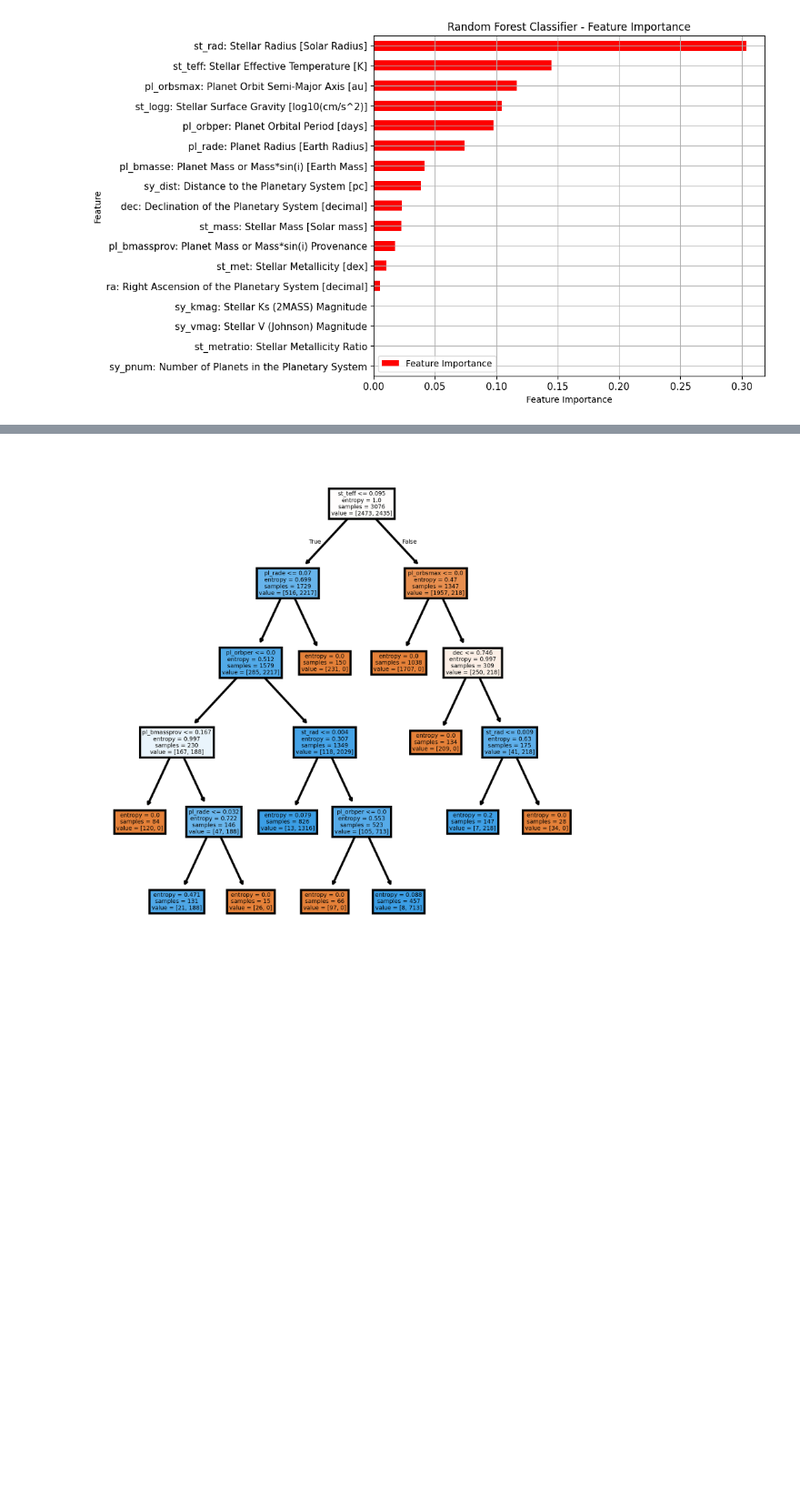
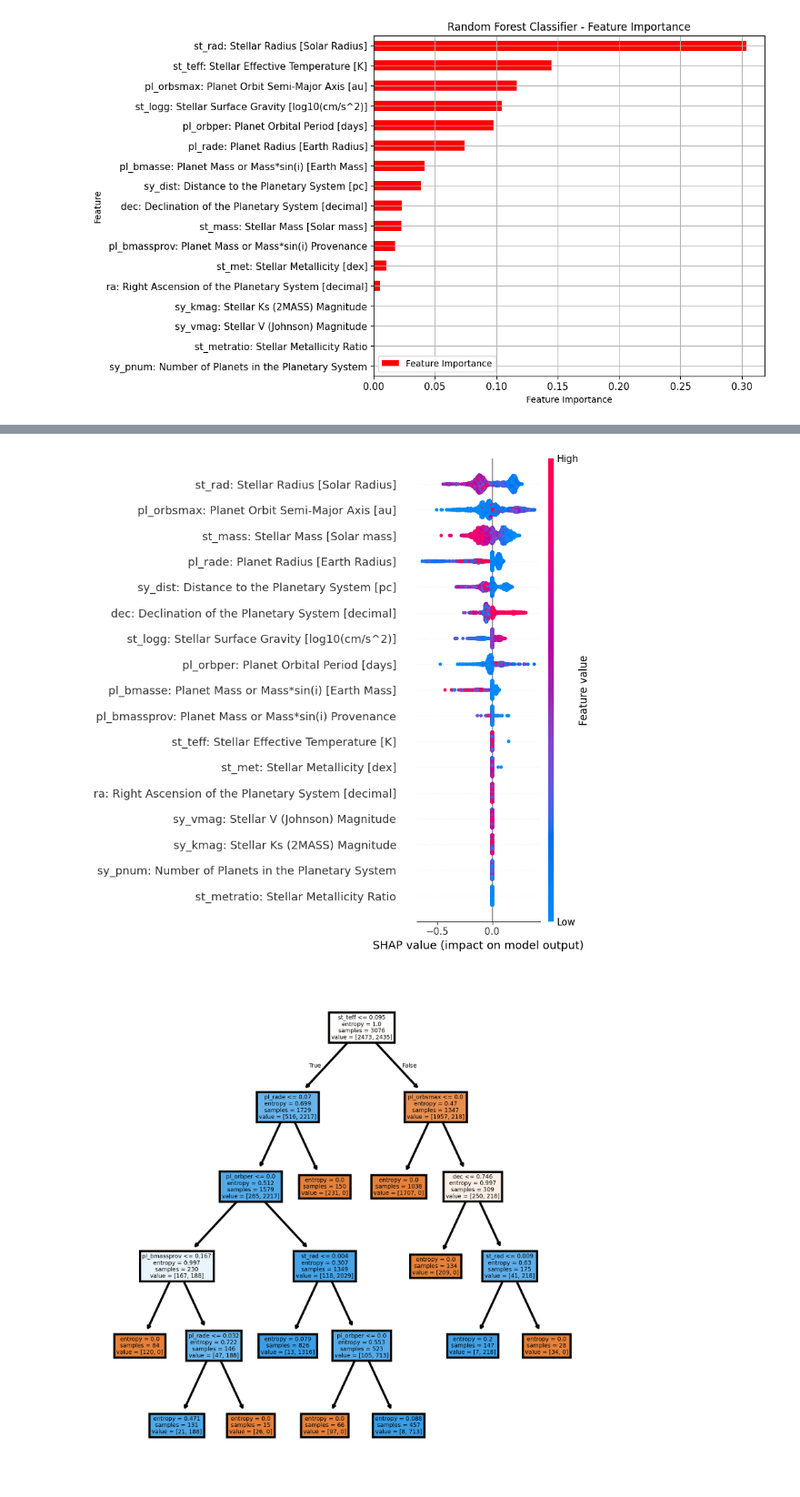
Before and after one commit to christinaxliu/research, a Jupyter notebook: CSRSEF/RandomForest_XGBoost_Classifiers_v1.ipynb, the cells around one changed output, grey strips where cells are left out. Shown at 91% size. Saved outputs shown, nothing was run; the diff lists cells and outputs as text; code cells hidden in the pictures; blank space fills up the shorter version.

```diff
--- a/CSRSEF/RandomForest_XGBoost_Classifiers_v1.ipynb
+++ b/CSRSEF/RandomForest_XGBoost_Classifiers_v1.ipynb
@@ -662,3 +698,7 @@ feature_importances
+# %%
+shap.summary_plot(shap_values, features_test, feature_names=feature_columns)
+# %% [output]
+[figure, added]
 # %%
 fig, axes = plt.subplots(nrows = 1, ncols = 1, figsize = (4,4), dpi=800)
 tree.plot_tree(random_forest_classifier.estimators_[3],
```
Also changed, not shown: parts of 14 cells of this notebook.
